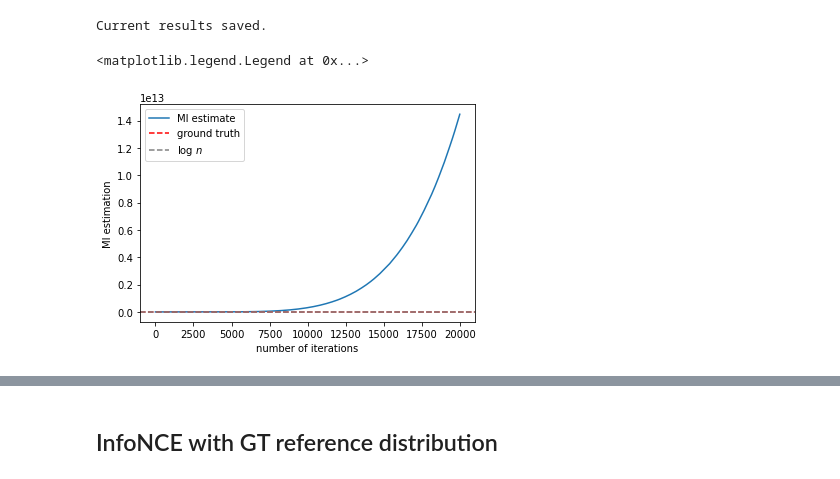
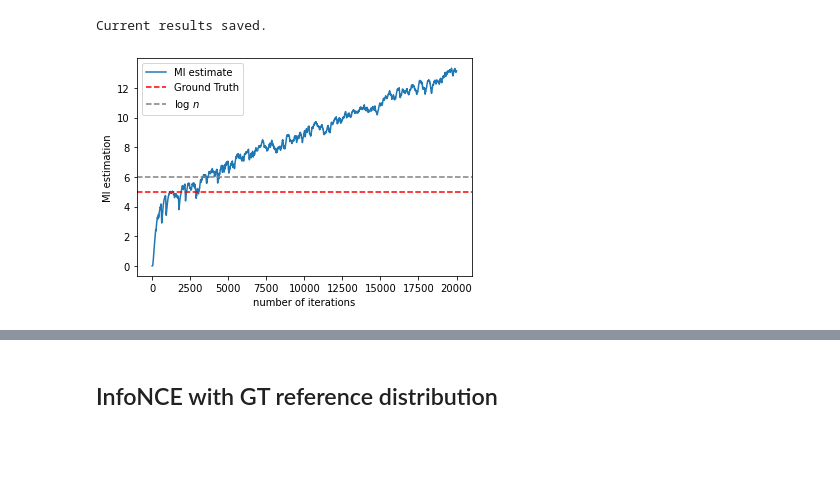
Before and after one commit to wangxuuu/Smoothed-InfoNCE, a Jupyter notebook: infonce.ipynb, the cells around one changed output, grey strips where cells are left out. Drawn from its saved outputs; the diff is of its cells as text; code cells hidden in the pictures; blank space fills up the shorter version.

```diff
--- a/infonce.ipynb
+++ b/infonce.ipynb
@@ -51,8 +51,8 @@ opt, unknown = parser.parse_known_args()
 opt.n_iters = opt.n_epoch * opt.n_iters_1epoch
 ma_rate = 0.01  # moving average rate
 # %%
-continue_train = True  # set to True to continue to train
-load_available = False # set to False to prevent loading previous results
+continue_train = False  # set to True to continue to train
+load_available = True # set to False to prevent loading previous results
 overwrite = False  # set to True to overwrite previously stored results
 # %%
 data = GaussianData(opt.sample_size, d=opt.d, rho=opt.rho)
@@ -146,7 +148,7 @@ for any constant $c$.
 # %% [markdown]
 The following cell train the neural network using the data samples.
 # %%
-continue_train = True  # set to True to continue to train
+# continue_train = True  # set to True to continue to train
 if continue_train:
     iter_ = 0
     # for i in range(opt.n_epoch):
@@ -163,7 +165,7 @@ if continue_train:
         train_y = data_joint[:,opt.d:]
 
         optimizer_D.zero_grad()
-        loss = -infonce_loss(discriminator, train_x, train_y) # negative infonce_bound as the loss
+        loss = -infonce_loss(discriminator, train_x, train_y, reg=opt.reg) # negative infonce_bound as the loss
         loss.backward()
 
         optimizer_D.step()
@@ -252,7 +278,7 @@ plt.legend()
 # %%
 name = f'./results/InfoNCE_exc_dim{opt.d}_reg{opt.reg}'   # filename
 chkpt_name = name+'.pt'      # checkpoint
-opt.reg = 0
+# opt.reg = 0
 from datetime import datetime
 TIMESTAMP = "{0:%Y-%m-%dT%H-%M-%S/}".format(datetime.now())
 writer = SummaryWriter(f'./results/log/InfoNCE_exc_dim{opt.d}_reg{opt.reg}/{TIMESTAMP}')
@@ -276,7 +302,7 @@ if load_available and os.path.exists(chkpt_name):
 else:
     mi_list = [] # storing the mi estimation of each iteration
 # %%
-continue_train = True  # set to True to continue to train
+# continue_train = True  # set to True to continue to train
 if continue_train:
     for i in range(opt.n_epoch*opt.n_iters_1epoch):
         data_joint = resample(XY, batch_size=opt.batch_size)
@@ -298,14 +324,14 @@ if continue_train:
             print("Iternation: %d, loss: %f, mi_est: %f"%(i, loss.item(), mi_est))
             fig = plot_fig(discriminator2, X, Y, d=opt.d if opt.d<6 else 6)
             writer.add_figure('heatmap', fig, i)
-            writer.add_histogram('first layer', discriminator.fc[0].weight.data, i)
-            writer.add_histogram('second layer', discriminator.fc[1].weight.data, i)
-            writer.add_histogram('third layer', discriminator.fc[2].weight.data, i)
+            writer.add_histogram('first layer', discriminator2.fc[0].weight.data, i)
+            writer.add_histogram('second layer', discriminator2.fc[1].weight.data, i)
+            writer.add_histogram('third layer', discriminator2.fc[2].weight.data, i)
 
-            writer.add_histogram('first layer (grad)', discriminator.fc[0].weight.grad.data, i)
-            writer.add_histogram('second layer (grad)', discriminator.fc[1].weight.grad.data, i)
-            writer.add_histogram('third layer (grad)', discriminator.fc[2].weight.grad.data, i)
+            writer.add_histogram('first layer (grad)', discriminator2.fc[0].weight.grad.data, i)
+            writer.add_histogram('second layer (grad)', discriminator2.fc[1].weight.grad.data, i)
+            writer.add_histogram('third layer (grad)', discriminator2.fc[2].weight.grad.data, i)
 
-# writer.add_graph(discriminator, (XY,))
+# writer.add_graph(discriminator2, (XY,))
 writer.close()
 # %% [output]
@@ -342,15 +373,15 @@ if overwrite or not os.path.exists(chkpt_name):
 Current results saved.
 # %%
 plt.plot(mi_copy2, label='MI estimate')
-plt.axhline(Ground_truth,label='ground truth',linestyle='--',color='red')
+plt.axhline(Ground_truth,label='Ground Truth',linestyle='--',color='red')
 plt.axhline(np.log(opt.sample_size),label='log $n$',linestyle='--',color='grey')
 # for t in range(len(mi_copy)):
 #     if (mi_copy[t]>.8*Ground_truth):
 #         plt.axvline(t,label='80% reached',linestyle=':',color='green')
 #         break
 plt.xlabel('number of iterations')
 plt.ylabel('MI estimation')
 plt.legend()
+plt.savefig(f'./results/InfoNCE_exc_dim{opt.d}_reg{opt.reg}.pdf')
 # %% [output]
-<matplotlib.legend.Legend at 0x...>
-[figure, old version]
+[figure, new version]
```
Also changed, not shown: parts of 16 cells of this notebook, 16 other files.
